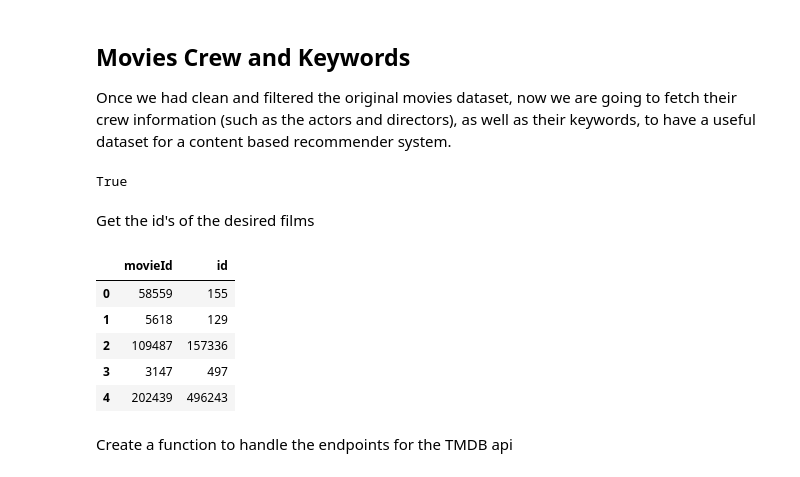
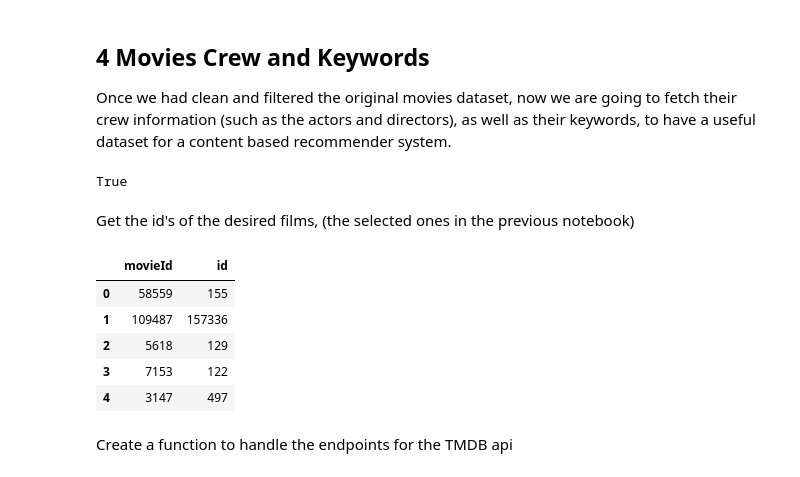
Before and after one commit to PablooDario/Movie-Recommender-System, a Jupyter notebook: ml/notebooks/4_Fetch_Crew_and_Keywords.ipynb, the cells around one changed output. Cells and saved outputs as stored; diff of their text form; code cells hidden in the pictures.

```diff
--- a/Notebooks/4_Fetch_Crew_and_Keywords.ipynb
+++ b/ml/notebooks/4_Fetch_Crew_and_Keywords.ipynb
@@ -1,5 +1,5 @@
 # %% [markdown]
-## Movies Crew and Keywords
+## 4 Movies Crew and Keywords
 
 Once we had clean and filtered the original movies dataset, now we are going to fetch their crew information (such as the actors and directors), as well as their keywords, to have a useful dataset for a content based recommender system.
 # %%
@@ -20,17 +20,17 @@ load_dotenv()
 # %% [output]
 True
 # %% [markdown]
-Get the id's of the desired films
+Get the id's of the desired films, (the selected ones in the previous notebook)
 # %%
-ids = pd.read_csv('../Data/Processed/movies_ids.csv')
+ids = pd.read_csv('../data/processed/clean_movies_ids.csv')
 ids.head()
 # %% [output]
 |  | movieId | id |
 | 0 | 58559 | 155 |
-| 1 | 5618 | 129 |
-| 2 | 109487 | 157336 |
-| 3 | 3147 | 497 |
-| 4 | 202439 | 496243 |
+| 1 | 109487 | 157336 |
+| 2 | 5618 | 129 |
+| 3 | 7153 | 122 |
+| 4 | 3147 | 497 |
 # %% [markdown]
 Create a function to handle the endpoints for the TMDB api
 # %%
```
Also changed, not shown: parts of 15 cells of this notebook, 1 other file.
